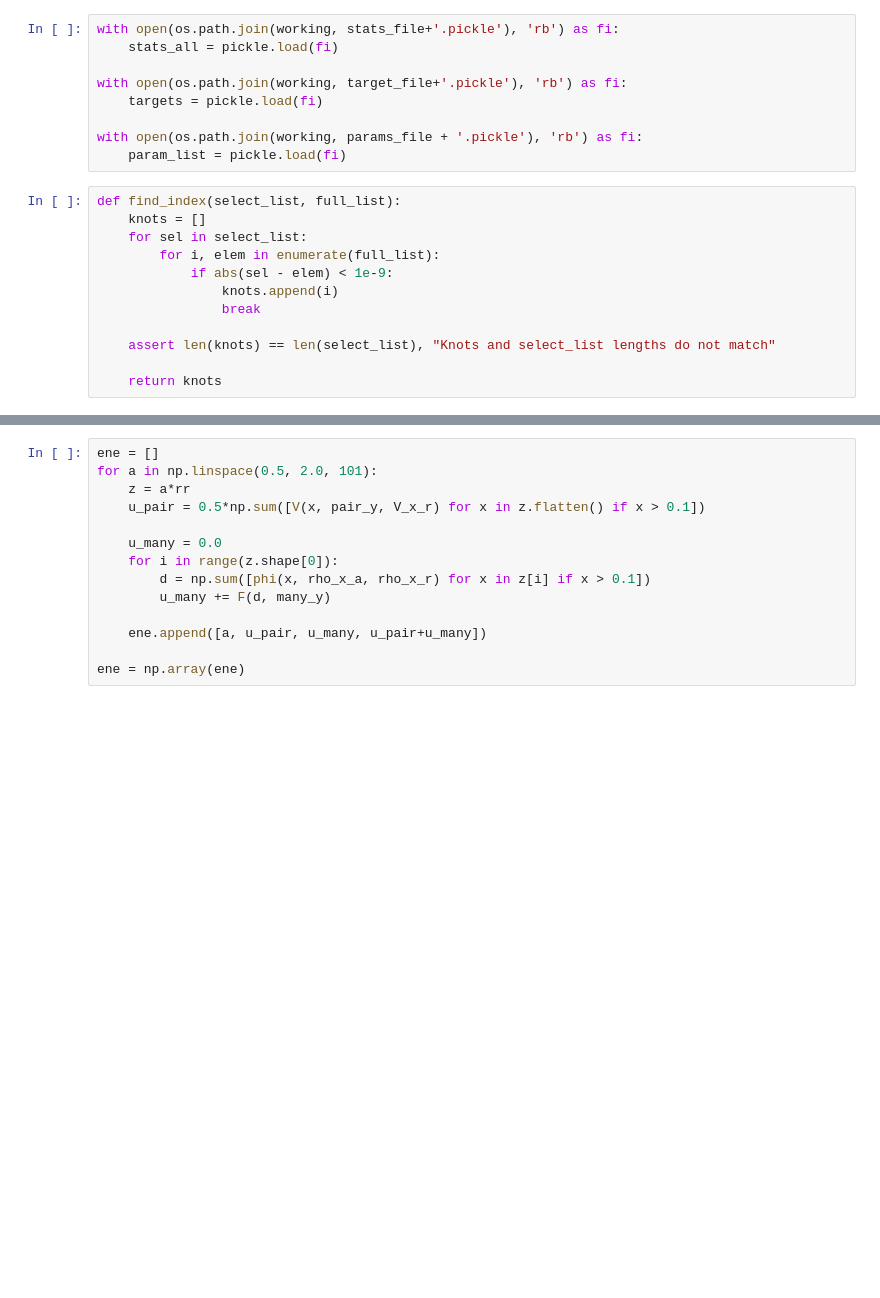
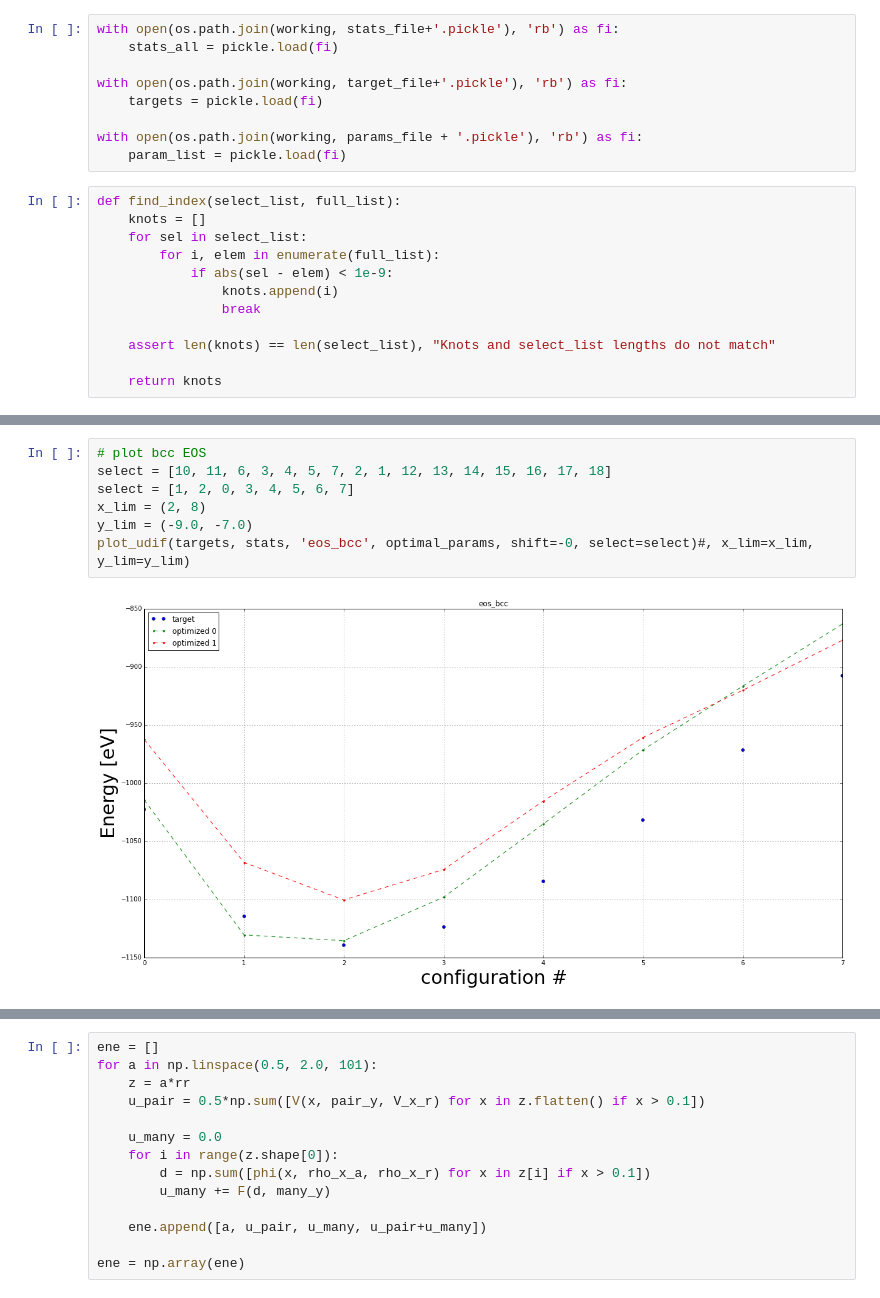
Before and after one commit to vlcekl/eam-models, a Jupyter notebook: notebooks/inspect_and_save.ipynb, the cells around one changed output, grey strips where cells are left out. Cells and saved outputs as stored; diff of their text form; blank space fills up the shorter version.

```diff
--- a/notebooks/inspect_and_save.ipynb
+++ b/notebooks/inspect_and_save.ipynb
@@ -519,0 +332,9 @@ pair_y, many_y, V_x_r, rho_x_r
+# %%
+# plot bcc EOS
+select = [10, 11, 6, 3, 4, 5, 7, 2, 1, 12, 13, 14, 15, 16, 17, 18]
+select = [1, 2, 0, 3, 4, 5, 6, 7]
+x_lim = (2, 8)
+y_lim = (-9.0, -7.0)
+plot_udif(targets, stats, 'eos_bcc', optimal_params, shift=-0, select=select)#, x_lim=x_lim, y_lim=y_lim)
+# %% [output]
+[figure, added]
```
Also changed, not shown: parts of 65 cells of this notebook, 43 other files.
